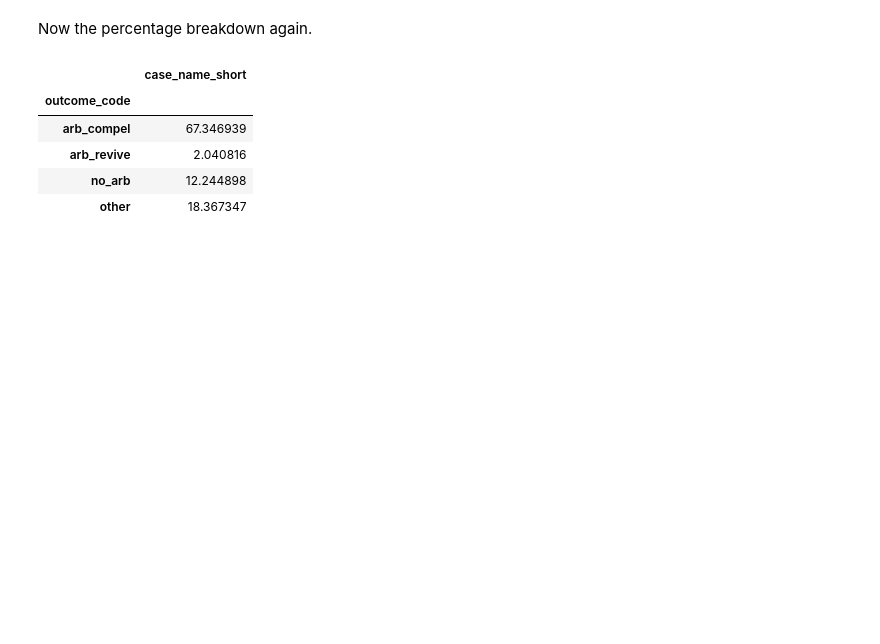
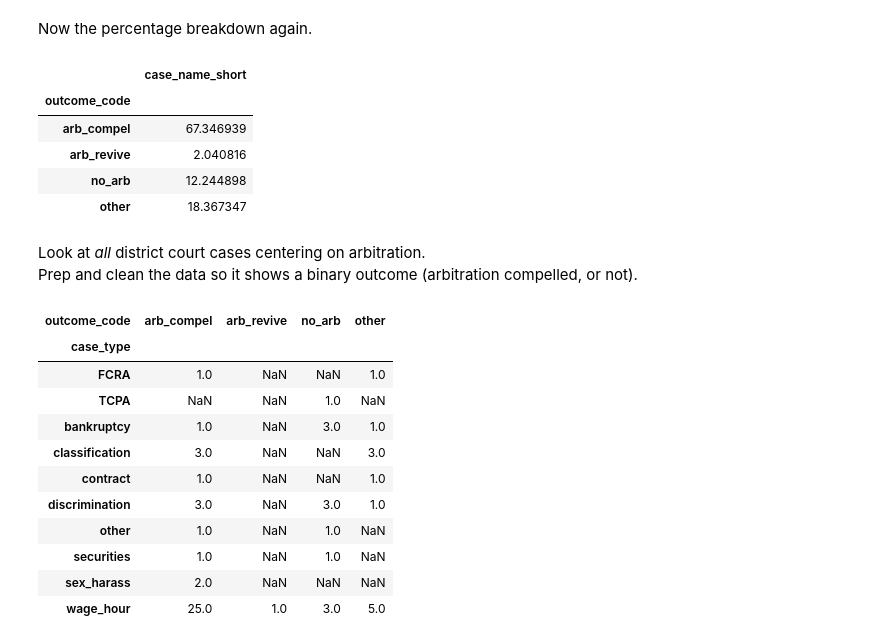
Before and after one commit to bhancock-alm/epic-impact, a Jupyter notebook: epic-decisions-analysis.ipynb, the cells around one changed output. Cells and saved outputs as stored; diff of their text form; code cells hidden in the pictures; blank space fills up the shorter version.

```diff
--- a/epic-decisions-analysis.ipynb
+++ b/epic-decisions-analysis.ipynb
@@ -252,3 +252,6 @@ workplace_outcomes.apply(lambda x: (x / x.sum()) * 100)
 | arb_revive | 2.040816 |
 | no_arb | 12.244898 |
 | other | 18.367347 |
+# %% [markdown]
+Look at *all* district court cases centering on arbitration.
+Prep and clean the data so it shows a binary outcome (arbitration compelled, or not).
@@ -254,0 +263,15 @@ workplace_outcomes.apply(lambda x: (x / x.sum()) * 100)
+# %%
+district_outcomes
+# %% [output]
+| outcome_code | arb_compel | arb_revive | no_arb | other |
+| case_type |  |  |  |  |
+| FCRA | 1.0 | NaN | NaN | 1.0 |
+| TCPA | NaN | NaN | 1.0 | NaN |
+| bankruptcy | 1.0 | NaN | 3.0 | 1.0 |
+| classification | 3.0 | NaN | NaN | 3.0 |
+| contract | 1.0 | NaN | NaN | 1.0 |
+| discrimination | 3.0 | NaN | 3.0 | 1.0 |
+| other | 1.0 | NaN | 1.0 | NaN |
+| securities | 1.0 | NaN | 1.0 | NaN |
+| sex_harass | 2.0 | NaN | NaN | NaN |
+| wage_hour | 25.0 | 1.0 | 3.0 | 5.0 |
```
Also changed, not shown: parts of 11 cells of this notebook.
